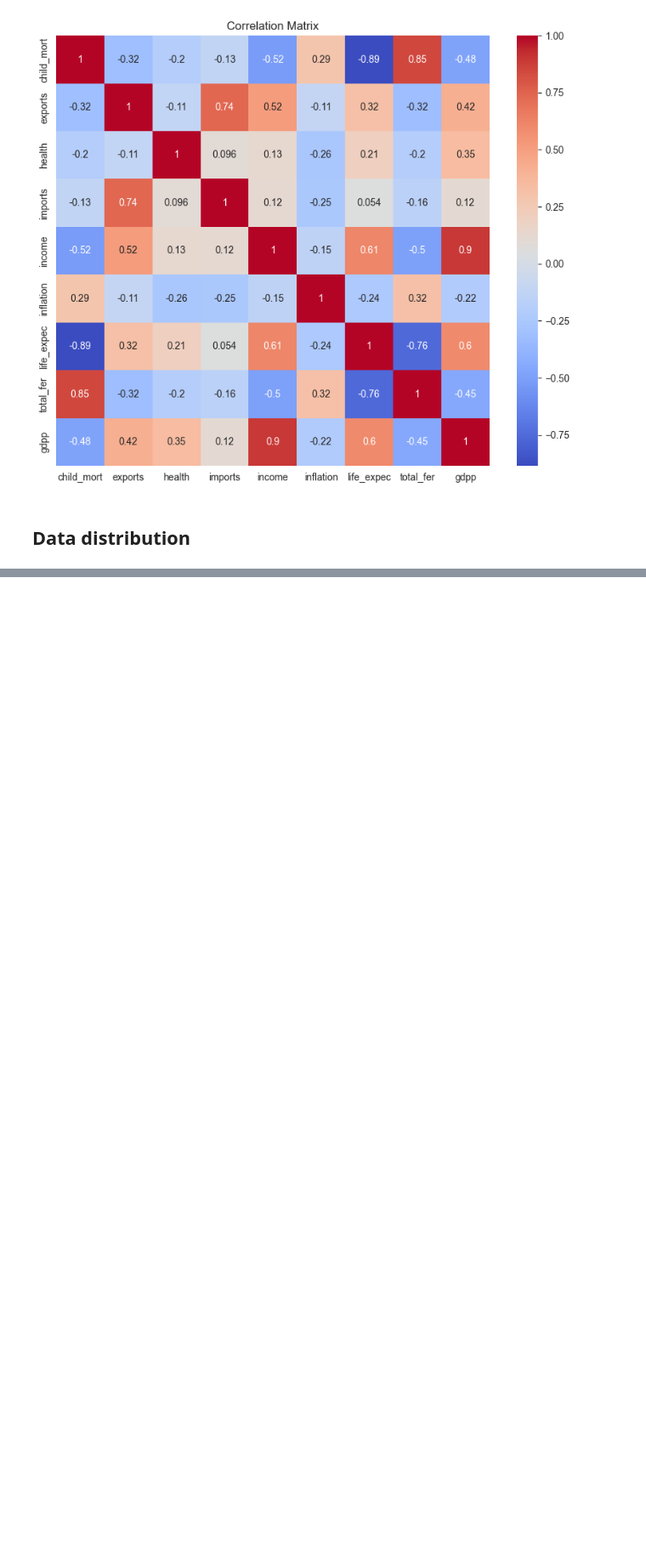
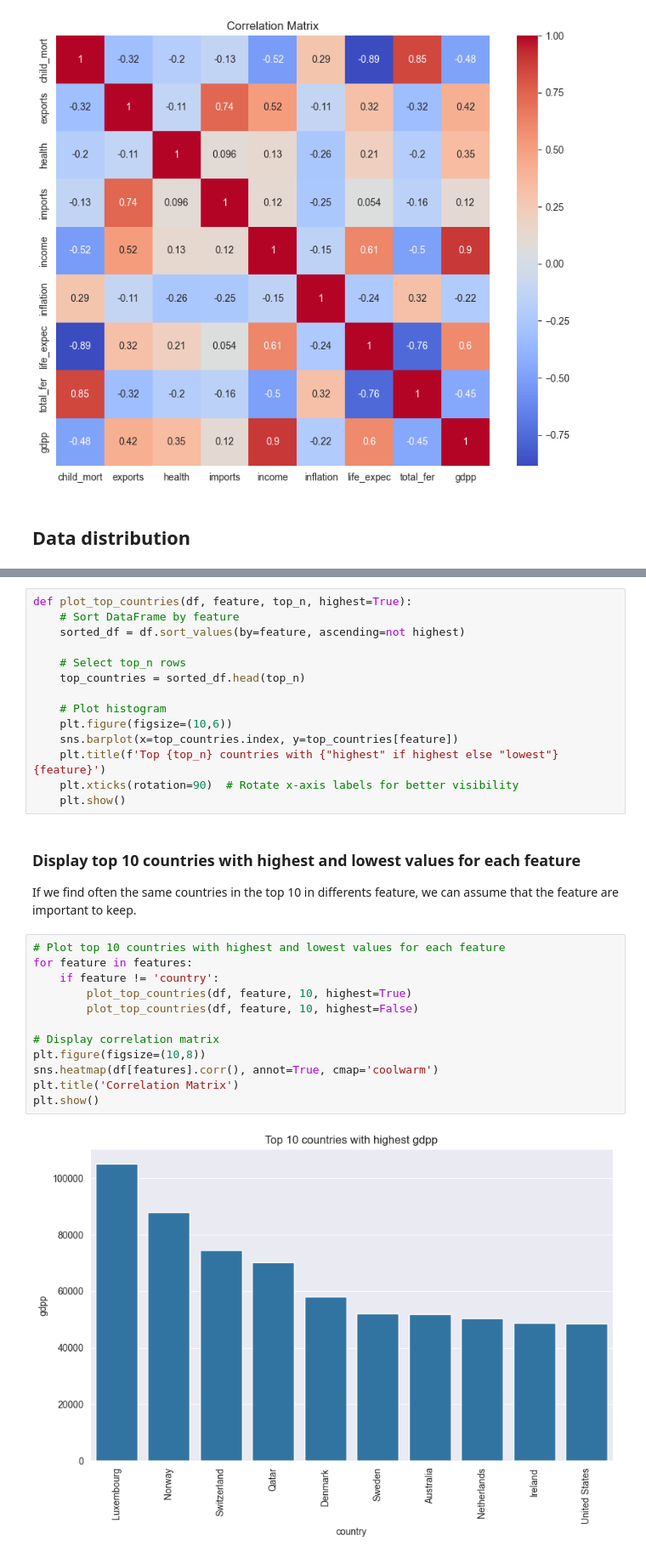
Before and after one commit to Trikzy7/DATA832_Country_Class, a Jupyter notebook: presentation.ipynb, the cells around one changed output, grey strips where cells are left out. Shown at 85% size. Drawn from its saved outputs; the diff is of its cells as text; blank space fills up the shorter version.

```diff
--- a/presentation.ipynb
+++ b/presentation.ipynb
@@ -89,0 +117,31 @@ plt.show()
+# %%
+def plot_top_countries(df, feature, top_n, highest=True):
+    # Sort DataFrame by feature
+    sorted_df = df.sort_values(by=feature, ascending=not highest)
+
+    # Select top_n rows
+    top_countries = sorted_df.head(top_n)
+
+    # Plot histogram
+    plt.figure(figsize=(10,6))
+    sns.barplot(x=top_countries.index, y=top_countries[feature])
+    plt.title(f'Top {top_n} countries with {"highest" if highest else "lowest"} {feature}')
+    plt.xticks(rotation=90)  # Rotate x-axis labels for better visibility
+    plt.show()
+# %% [markdown]
+### Display top 10 countries with highest and lowest values for each feature
+If we find often the same countries in the top 10 in differents feature, we can assume that the feature are important to keep.
+# %%
+# Plot top 10 countries with highest and lowest values for each feature
+for feature in features:
+    if feature != 'country':
+        plot_top_countries(df, feature, 10, highest=True)
+        plot_top_countries(df, feature, 10, highest=False)
+
+# Display correlation matrix
+plt.figure(figsize=(10,8))
+sns.heatmap(df[features].corr(), annot=True, cmap='coolwarm')
+plt.title('Correlation Matrix')
+plt.show()
+# %% [output]
+[figure, added]
```
Also changed, not shown: parts of 3 cells of this notebook.
